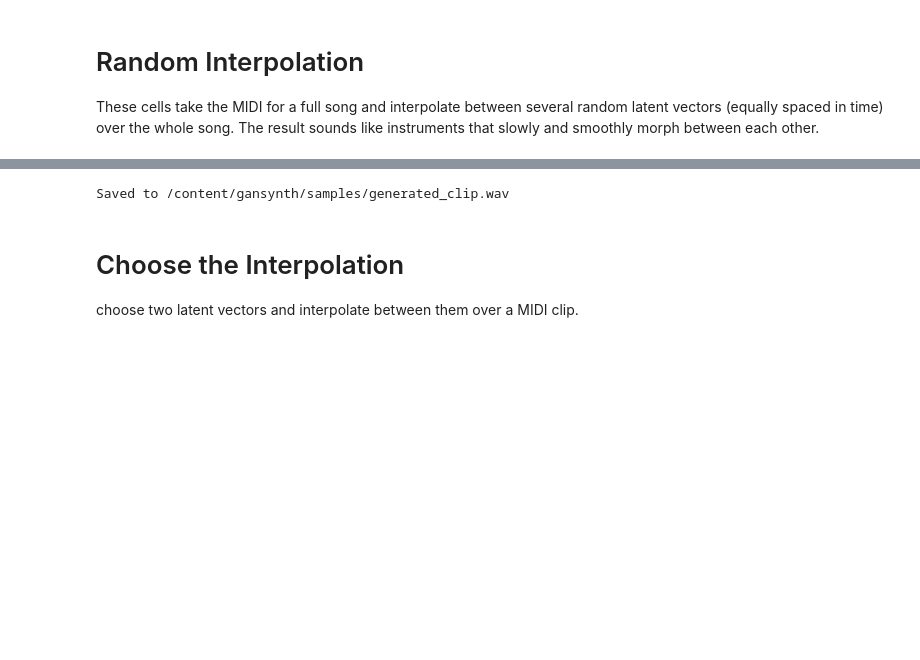
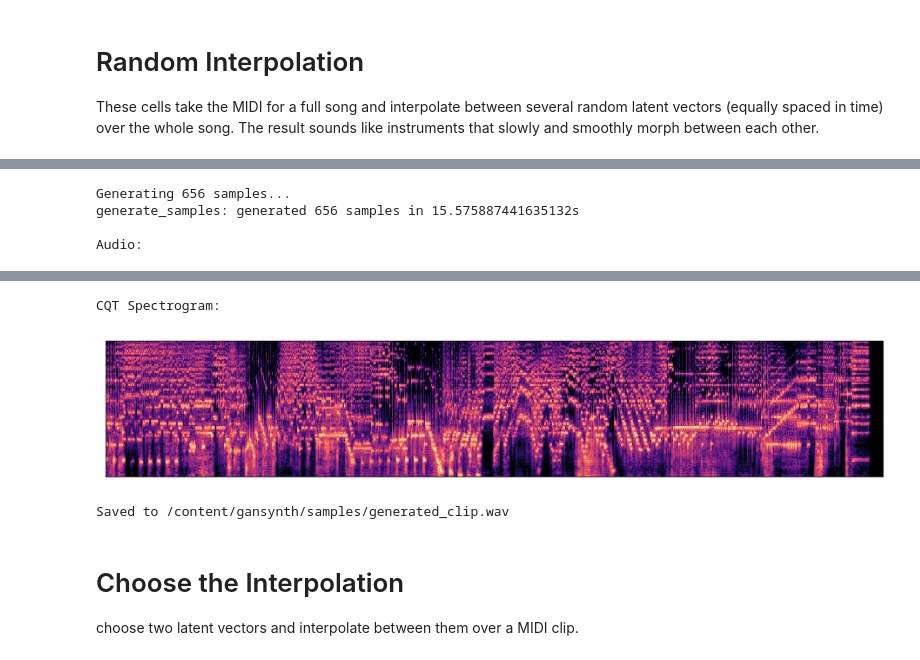
Before and after one commit to mbuccoli/creativepc2019, a Jupyter notebook: Labs/Lab7_ Deep_Learning_RNNs_and_GANs/GanSynth.ipynb, the cells around one changed output, grey strips where cells are left out. Cells and saved outputs as stored; diff of their text form; code cells hidden in the pictures; blank space fills up the shorter version.

```diff
--- a/Labs/Lab7_ Deep_Learning_RNNs_and_GANs/GanSynth.ipynb
+++ b/Labs/Lab7_ Deep_Learning_RNNs_and_GANs/GanSynth.ipynb
@@ -174,25 +216,34 @@ mm.plot_sequence(ns)
 #@title Generate random interpolation 🎵
 #@markdown Select the number of seconds to take in interpolating between each random instrument. Larger numbers will have slower and smoother interpolations.
 
-seconds_per_instrument = #...
+seconds_per_instrument = 5 #@param {type:"slider", min:1, max:10, step:1}
 
 #@markdown This cell plays and displays a [Constant-Q spectrogram](https://en.wikipedia.org/wiki/Constant-Q_transform) of the synthesized audio.
 
 # Distribute latent vectors linearly in time
-z_instruments, t_instruments = #...
+z_instruments, t_instruments = gu.get_random_instruments(
+    model, notes['end_times'][-1], secs_per_instrument=seconds_per_instrument)
 
 # Get latent vectors for each note
-z_notes = #...
+z_notes = gu.get_z_notes(notes['start_times'], z_instruments, t_instruments)
 
 # Generate audio for each note
 print('Generating {} samples...'.format(len(z_notes)))
-audio_notes = #...
+audio_notes = model.generate_samples_from_z(z_notes, notes['pitches'])
 
 # Make a single audio clip
-audio_clip = #...
+audio_clip = combine_notes(audio_notes,
+                           notes['start_times'],
+                           notes['end_times'],
+                           notes['velocities'])
 
 # Play the audio
 print('\nAudio:')
 play(audio_clip, sample_rate=SR)
 print('CQT Spectrogram:')
 specplot(audio_clip)
+# %% [output]
+Generating 656 samples...
+generate_samples: generated 656 samples in 15.575887441635132s
+
+Audio:
@@ -199,3 +251,5 @@ specplot(audio_clip)
+CQT Spectrogram:
+[figure, added]
 # %%
 #@title Download
 #@markdown Get the .wav file (optional)
```
Also changed, not shown: parts of 5 cells of this notebook, 3 other files.
